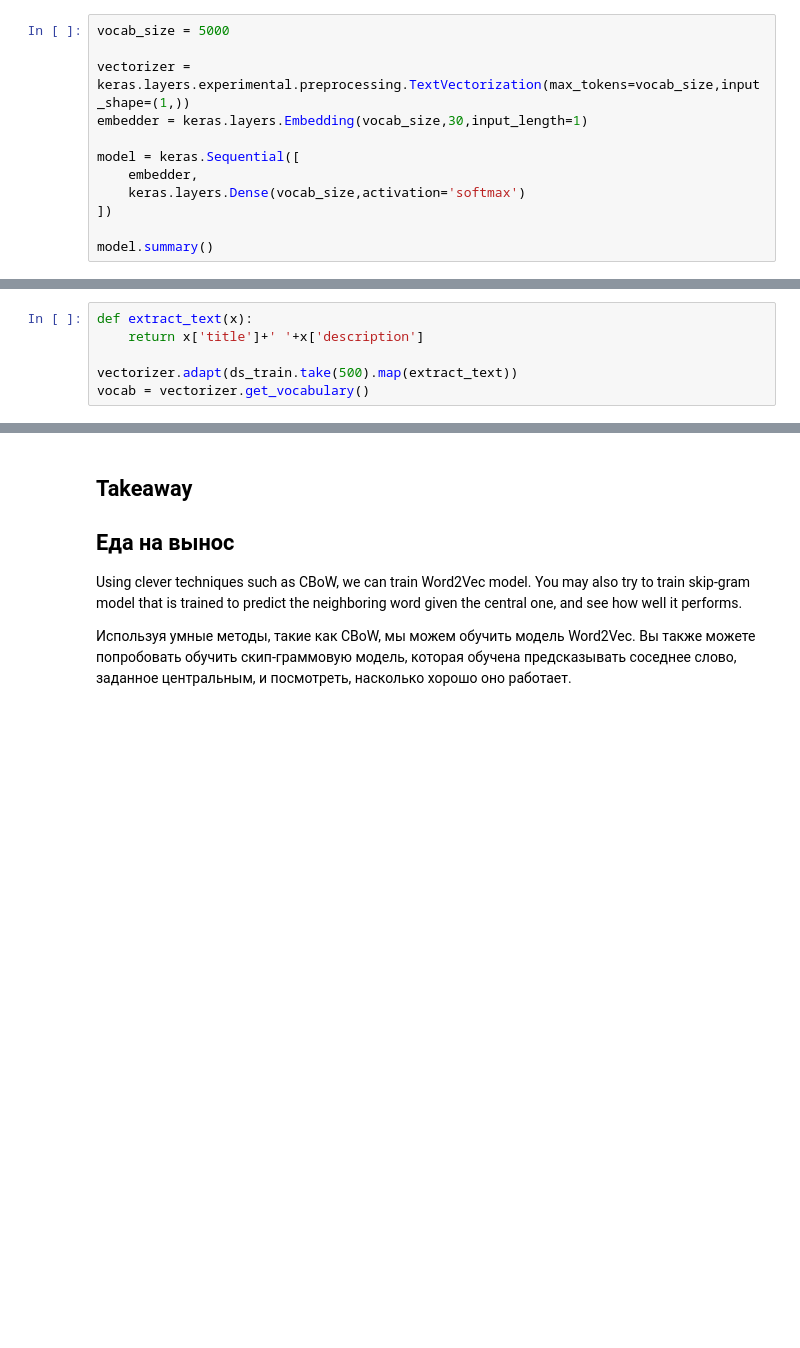
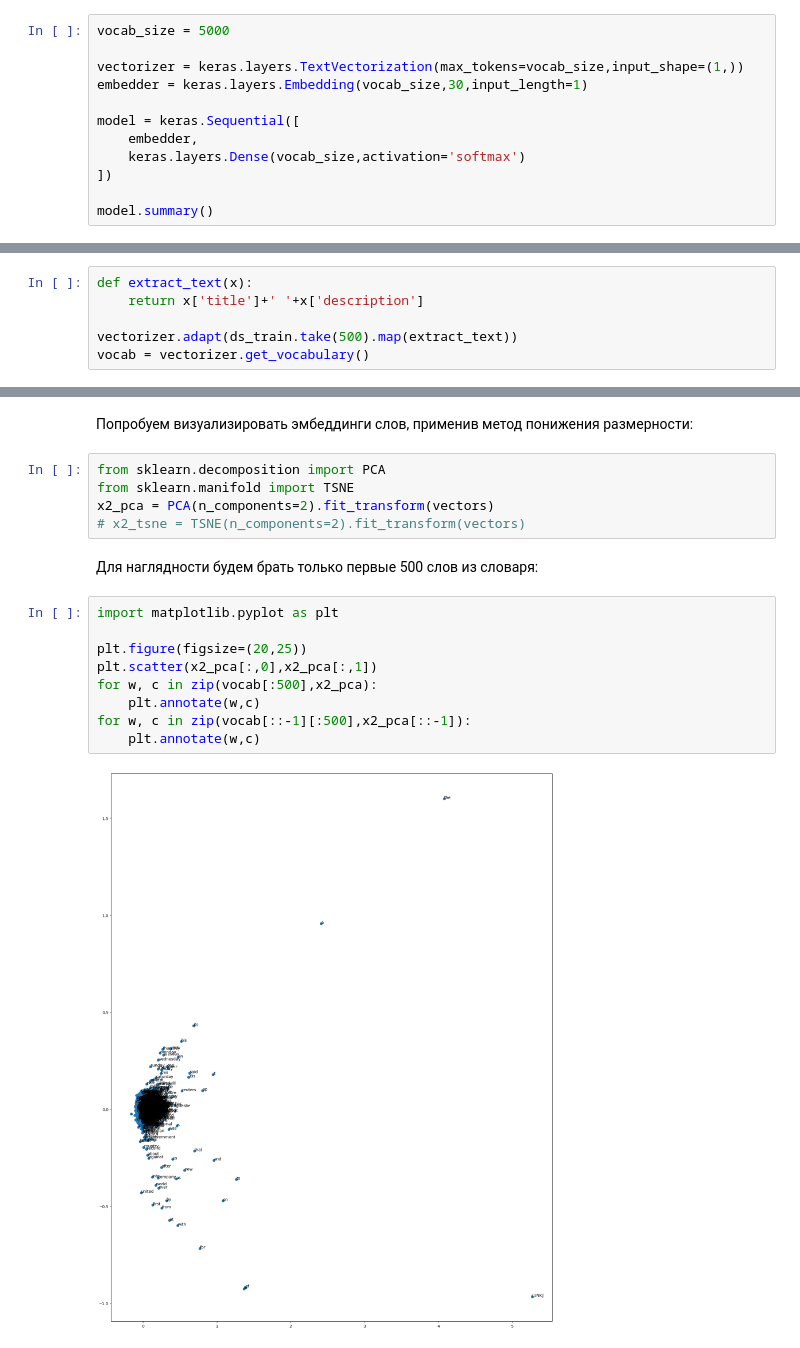
Before and after one commit to shwars/ai_course, a Jupyter notebook: 05-NLP/03-Embeddings/CBoW.ipynb, the cells around one changed output, grey strips where cells are left out. Cells and saved outputs as stored; diff of their text form; blank space fills up the shorter version.

Commit message:
Add more detailed CBoW training example

```diff
--- a/05-NLP/03-Embeddings/CBoW.ipynb
+++ b/05-NLP/03-Embeddings/CBoW.ipynb
@@ -64,7 +30,7 @@ We will set `vocab_size` to 5000 to limit computations a bit. We will also defin
 # %%
 vocab_size = 5000
 
-vectorizer = keras.layers.experimental.preprocessing.TextVectorization(max_tokens=vocab_size,input_shape=(1,))
+vectorizer = keras.layers.TextVectorization(max_tokens=vocab_size,input_shape=(1,))
 embedder = keras.layers.Embedding(vocab_size,30,input_length=1)
 
 model = keras.Sequential([
@@ -214,9 +190,20 @@ close_words('official')
-# %% [markdown]
-## Takeaway
-
-
-## Еда на вынос
-
-Using clever techniques such as CBoW, we can train Word2Vec model. You may also try to train skip-gram model that is trained to predict the neighboring word given the central one, and see how well it performs.
-
-Используя умные методы, такие как CBoW, мы можем обучить модель Word2Vec. Вы также можете попробовать обучить скип-граммовую модель, которая обучена предсказывать соседнее слово, заданное центральным, и посмотреть, насколько хорошо оно работает.
+# %% [markdown]
+Попробуем визуализировать эмбеддинги слов, применив метод понижения размерности:
+# %%
+from sklearn.decomposition import PCA
+from sklearn.manifold import TSNE
+x2_pca = PCA(n_components=2).fit_transform(vectors)
+# x2_tsne = TSNE(n_components=2).fit_transform(vectors)
+# %% [markdown]
+Для наглядности будем брать только первые 500 слов из словаря:
+# %%
+import matplotlib.pyplot as plt
+
+plt.figure(figsize=(20,25))
+plt.scatter(x2_pca[:,0],x2_pca[:,1])
+for w, c in zip(vocab[:500],x2_pca):
+    plt.annotate(w,c)
+for w, c in zip(vocab[::-1][:500],x2_pca[::-1]):
+    plt.annotate(w,c)
+# %% [output]
+[figure, added]
```
Also changed, not shown: parts of 31 cells of this notebook.
